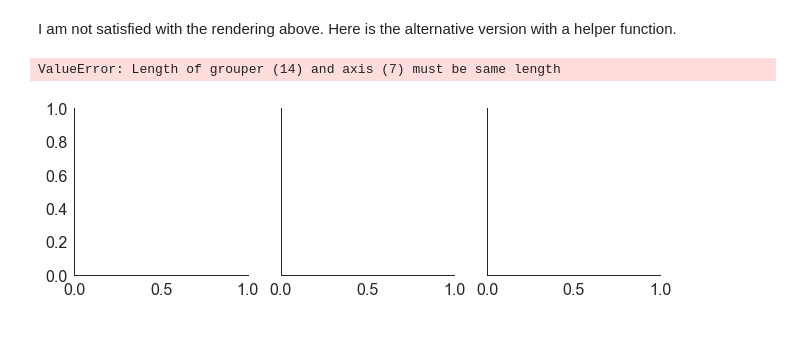
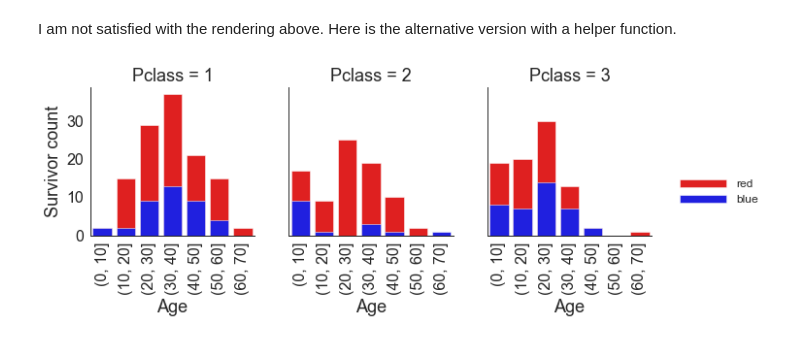
Before and after one commit to libinruan/Pandas_Titanic_Survival_Data_EDA, a Jupyter notebook: titanic_eda.ipynb, the cells around one changed output. Saved outputs shown, nothing was run; the diff lists cells and outputs as text; code cells hidden in the pictures.

```diff
--- a/titanic_eda.ipynb
+++ b/titanic_eda.ipynb
@@ -1322,7 +1422,7 @@ f.plot(kind='bar', stacked=True, fontsize=16, ax=ax)
 
 fig.set_size_inches(4,5)
 ax.set_xlabel('Passenger class')
-ax.set_ylabel('Survivor Percentage')
-ax.set_title('Percentage in the entire class')
+ax.set_ylabel('Percentage')
+ax.set_title('Survivor count in each class')
 ax.set_xticklabels(ax.get_xticklabels(), rotation=0);
 # %% [output]
@@ -1470,14 +1526,27 @@ I am not satisfied with the rendering above. Here is the alternative version wit
 # %%
 def sbp(*args, **kwargs):
     data = kwargs.pop('data')
-    sns.barplot(x = data.Age, y = data.loc[data.Sex == 'female', 'Survived'], color = 'red')
-    sns.barplot(x = data.Age, y = data.loc[data.Sex == 'male', 'Survived'], color = 'blue')
+    sns.barplot(x = data.Age, y = data.loc[data.Sex == 'female', 'Survived'], color = 'red', label = 'red')
+    sns.barplot(x = data.Age, y = data.loc[data.Sex == 'male', 'Survived'], color = 'blue', label = 'blue')
 
-g = sns.FacetGrid(unpivoted, col='Pclass', margin_titles=True)
+unpivoted['Age'] = unpivoted['Age'].astype(str) # This is the key statement for the following mapping works.
+                                                # It lets you to convert categorical to str.
+
+g = sns.FacetGrid(unpivoted, col='Pclass', margin_titles=True, legend_out=True)
 g = g.map_dataframe(sbp, Age='Age', Sex='Sex')
 
+g.add_legend()
+for i, ax in enumerate(g.axes.flat):
+    # Step 1. get information
+    labels = ax.get_xticklabels() # get x labels
+    ylabel = ax.yaxis.get_label()
+    # Step 2. update information
+    if i==0: ax.set_ylabel('Survivor count')
+#     for i,l in enumerate(labels):
+#         if(i%2 == 0): labels[i] = '' # skip even labels
+    ax.set_xticklabels(labels, rotation=90) # set new labels
+    ax.set_xlabel('Age')
 plt.show()
 # %% [output]
-ValueError: Length of grouper (14) and axis (7) must be same length
-[figure, old version]
+[figure, new version]
 # %%
```
Also changed, not shown: parts of 40 cells of this notebook, 1 other file.
